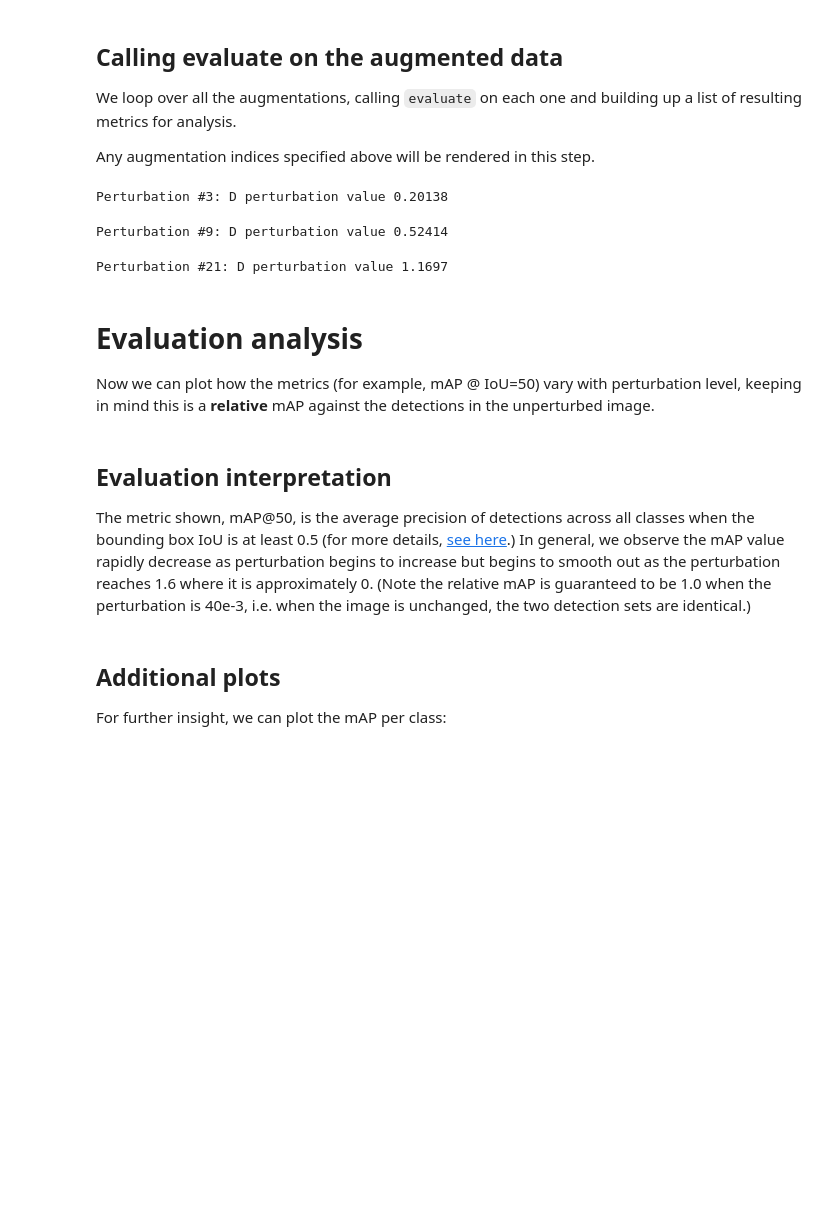
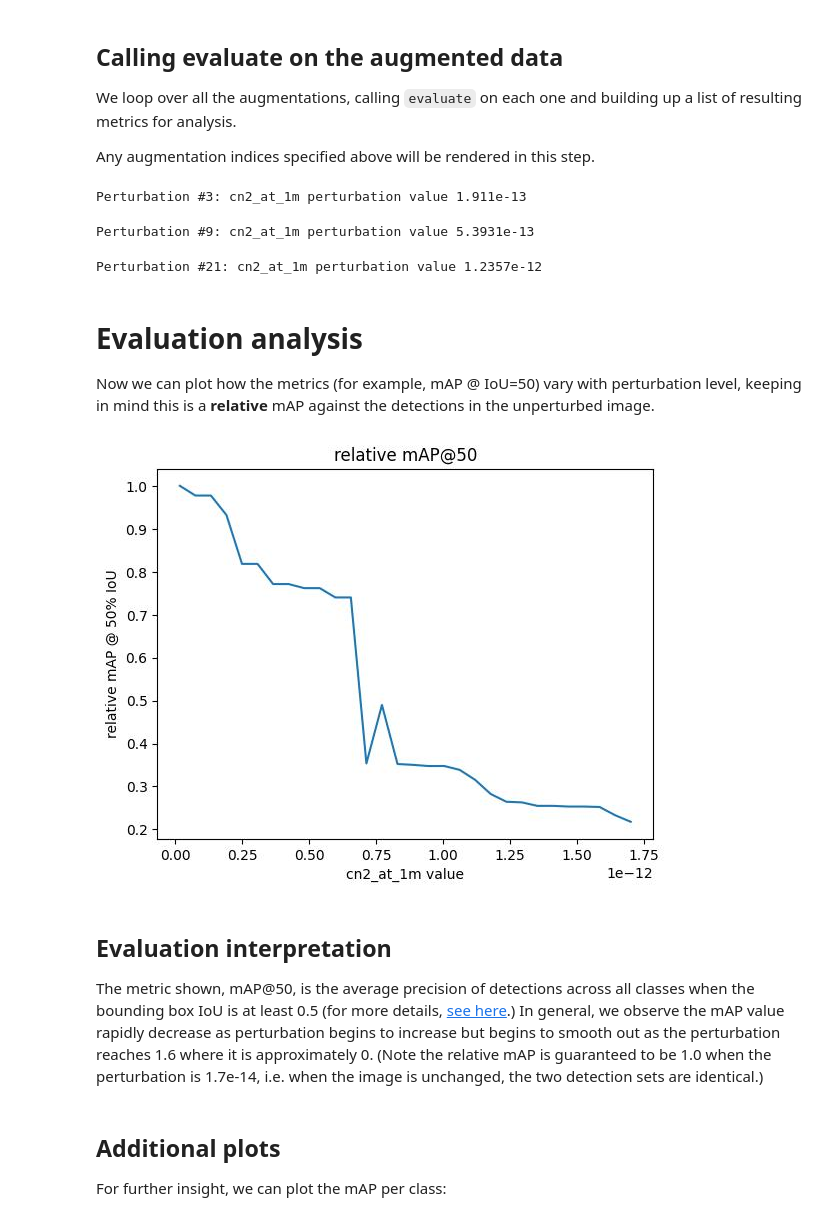
Before and after one commit to Kitware/nrtk-jatic, a Jupyter notebook: examples/nrtk_turbulence_perturber_demo.ipynb, the cells around one changed output. Cells and saved outputs as stored; diff of their text form; code cells hidden in the pictures; blank space fills up the shorter version.

```diff
--- a/examples/nrtk_turbulence_perturber_demo.ipynb
+++ b/examples/nrtk_turbulence_perturber_demo.ipynb
@@ -327,7 +327,7 @@ The `evaluate` function will perturb the image from the dataset using instances
 # %%
 from nrtk_jatic.interop.object_detection.augmentation import JATICDetectionAugmentation
 
-perturber = TurbulenceApertureOTFPerturber(D=40e-3)
+perturber = TurbulenceApertureOTFPerturber(cn2_at_1m=1.7e-14)
 identity_augmentation = JATICDetectionAugmentation(perturber)
 # %% [markdown]
 ## (4) Wrapping the metrics
@@ -485,8 +485,8 @@ Now we'll prepare the augmentation instances for the evaluation. In the cell bel
 You can also optionally select perturbations to visualize:
 - **visualization_indices**: a list of perturbation indices *p*, 0 <= *p* < sweep_count. These instances will be rendered along with their corresponding detections.
 # %%
-SWEEP_LOW = 40e-3
-SWEEP_HIGH = 16e-1
+SWEEP_LOW = 1.7e-14
+SWEEP_HIGH = 1.7e-12
 SWEEP_COUNT = 30
 VISUALIZATION_INDICES = [3, 9, 21]
 
@@ -495,7 +495,7 @@ VISUALIZATION_INDICES = [3, 9, 21]
 ##
 
 perturbation_values = np.linspace(SWEEP_LOW, SWEEP_HIGH, SWEEP_COUNT, endpoint=True)
-augmentations = [JATICDetectionAugmentation(TurbulenceApertureOTFPerturber(D=p)) for p in perturbation_values]
+augmentations = [JATICDetectionAugmentation(TurbulenceApertureOTFPerturber(cn2_at_1m=p)) for p in perturbation_values]
 
 print(f"Generated {len(augmentations)} perturbation augmentations")
 # %% [output]
@@ -516,16 +516,16 @@ for idx, a in enumerate(augmentations):
 
     if idx in VISUALIZATION_INDICES:
         # quickest way is to re-evaluate
-        print(f"Perturbation #{idx}: D perturbation value {a.augment.D:0.5}")
+        print(f"Perturbation #{idx}: cn2_at_1m perturbation value {a.augment.cn2_at_1m:0.5}")
         datum = single_image_dataset[0]
         batch = ([datum[0]], [datum[1]], [datum[2]])
         # Extract the image from the augmentation and switch it to channel last
         aug = np.transpose(a(batch)[0][0], (1, 2, 0))
         _ = model(aug)[0].show()
 # %% [output]
-Perturbation #3: D perturbation value 0.20138
+Perturbation #3: cn2_at_1m perturbation value 1.911e-13
-Perturbation #9: D perturbation value 0.52414
+Perturbation #9: cn2_at_1m perturbation value 5.3931e-13
-Perturbation #21: D perturbation value 1.1697
+Perturbation #21: cn2_at_1m perturbation value 1.2357e-12
 # %% [markdown]
 # Evaluation analysis
 
@@ -533,13 +533,15 @@ Now we can plot how the metrics (for example, mAP @ IoU=50) vary with perturbati
 # %%
 map50_list = [m["map_50"].item() for m in perturbed_metrics]
 plt.title("relative mAP@50")
-plt.xlabel("D value")
+plt.xlabel("cn2_at_1m value")
 plt.ylabel("relative mAP @ 50% IoU")
 _ = plt.plot(perturbation_values, map50_list)
+# %% [output]
+[figure, added]
 # %% [markdown]
 ## Evaluation interpretation
 
-The metric shown, mAP@50, is the average precision of detections across all classes when the bounding box IoU is at least 0.5 (for more details, [see here](https://lightning.ai/docs/torchmetrics/stable/detection/mean_average_precision.html).) In general, we observe the mAP value rapidly decrease as perturbation begins to increase but begins to smooth out as the perturbation reaches 1.6 where it is approximately 0. (Note the relative mAP is guaranteed to be 1.0 when the perturbation is 40e-3, i.e. when the image is unchanged, the two detection sets are identical.)
+The metric shown, mAP@50, is the average precision of detections across all classes when the bounding box IoU is at least 0.5 (for more details, [see here](https://lightning.ai/docs/torchmetrics/stable/detection/mean_average_precision.html).) In general, we observe the mAP value rapidly decrease as perturbation begins to increase but begins to smooth out as the perturbation reaches 1.6 where it is approximately 0. (Note the relative mAP is guaranteed to be 1.0 when the perturbation is 1.7e-14, i.e. when the image is unchanged, the two detection sets are identical.)
 # %% [markdown]
 ## Additional plots
 
```
Also changed, not shown: parts of 8 cells of this notebook.
